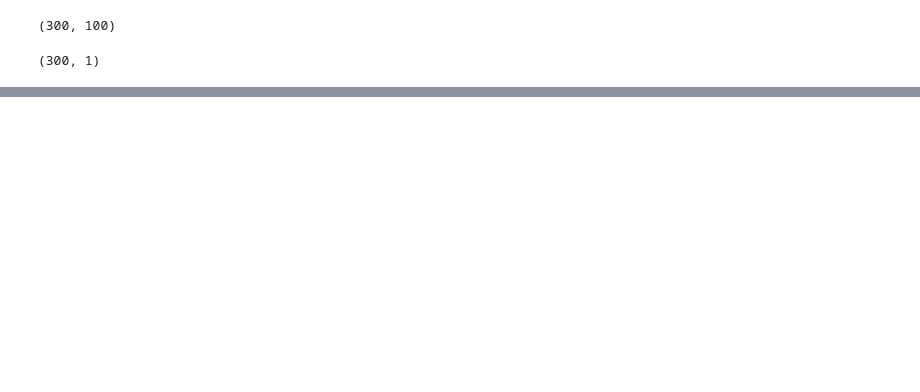
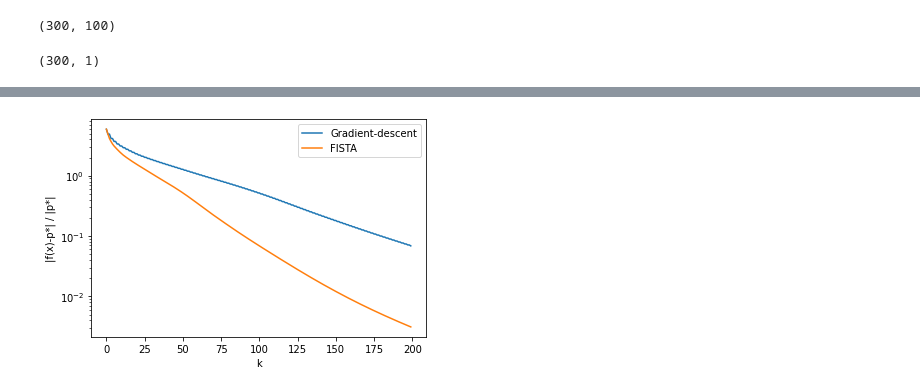
Before and after one commit to k-sukhantharat/bads7603-Optimization, a Jupyter notebook: hw2_unconstrained/hw2_v1.ipynb, the cells around one changed output, grey strips where cells are left out. Cells and saved outputs as stored; diff of their text form; code cells hidden in the pictures; blank space fills up the shorter version.

```diff
--- a/hw2_unconstrained/hw2_v1.ipynb
+++ b/hw2_unconstrained/hw2_v1.ipynb
@@ -64,0 +147,14 @@ print(len(f_hist))
+# %%
+f_err_SD = [abs(f_curr - f_opt)/abs(f_opt) for f_curr in f_hist_SD]
+f_err_FISTA = [abs(f_curr - f_opt)/abs(f_opt) for f_curr in f_hist_FISTA]
+# %%
+import matplotlib.pyplot as plt
+plt.plot([x for x in range(200)], f_err_SD[:200], label='Gradient-descent')
+plt.plot([x for x in range(200)], f_err_FISTA[:200], label='FISTA')
+plt.yscale('log')
+plt.xlabel("k")
+plt.ylabel("|f(x)-p*| / |p*|")
+plt.legend(loc='upper right')
+plt.show()
+# %% [output]
+[figure, added]
```
Also changed, not shown: parts of 14 cells of this notebook.
